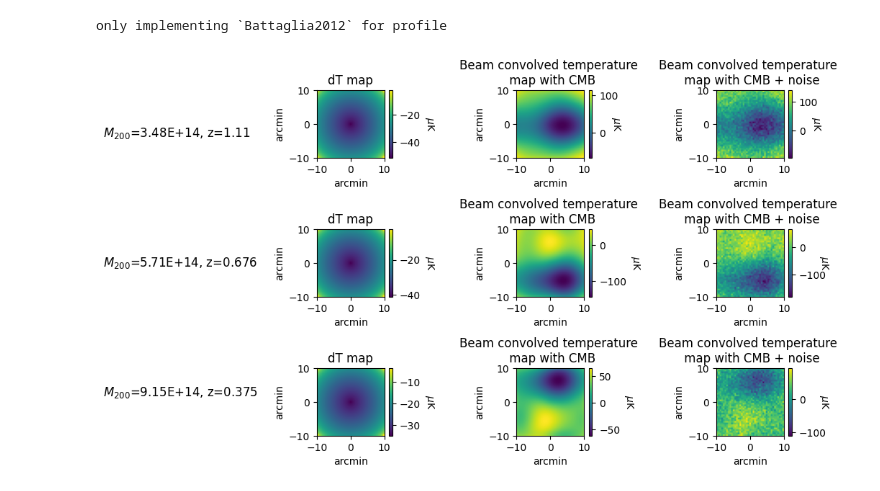
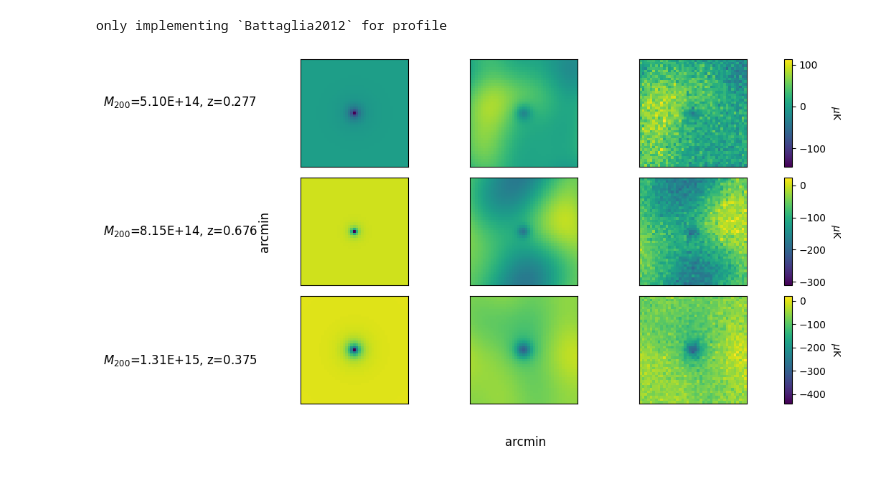
Before and after one commit to deepskies/DeepSZSim, a Jupyter notebook: paper/figures/figure_pipeline.ipynb, the cells around one changed output. Drawn from its saved outputs; the diff is of its cells as text; code cells hidden in the pictures.

Commit message:
updated figure pipeline notebook

```diff
--- a/paper/figures/figure_pipeline.ipynb
+++ b/paper/figures/figure_pipeline.ipynb
@@ -47,8 +48,8 @@ id1 = "ACT–CL J0206.2−0114"
 z1=0.676 #example redshift
 M5001=5.7e14 #example M_200 in solar masses
 
-id = "ACT–CL J0044.4+0113"
-z =1.11
+id = "ACT–CL J0104.8+0002"
+z =0.277
 M500 = 3.5e14
 
 id2 = "ACT-CL J0239.8−0134"
@@ -63,6 +64,15 @@ cosmo_colossus = cosmology.setCosmology('myCosmo')
 M200, R200, c200 = mass_adv.changeMassDefinitionCModel(M500 *d['cosmo'].h, z, '500c', '200c', c_model = 'ishiyama21')
 M2001, R2001, c2001 = mass_adv.changeMassDefinitionCModel(M5001 *d['cosmo'].h, z1, '500c', '200c', c_model = 'ishiyama21')
 M2002, R2002, c2002 = mass_adv.changeMassDefinitionCModel(M5002 *d['cosmo'].h, z2, '500c', '200c', c_model = 'ishiyama21')
+M200 /= d['cosmo'].h  # From M_solar/h to M_solar
+R200 = R200 / d['cosmo'].h / 1000  # From kpc/h to Mpc
+M2001 /= d['cosmo'].h  # From M_solar/h to M_solar
+R2001 = R2001 / d['cosmo'].h / 1000  # From kpc/h to Mpc
+M2002 /= d['cosmo'].h  # From M_solar/h to M_solar
+R2002 = R2002 / d['cosmo'].h / 1000  # From kpc/h to Mpc
+#(M200,R200,_,c200)=deepszsim.make_sz_cluster.get_r200_angsize_and_c200(M200, z, load_vars_dict=d)
+#(M2001,R2001,_,c2001)=deepszsim.make_sz_cluster.get_r200_angsize_and_c200(M2001, z1, load_vars_dict=d)
+#(M2002,R2002,_,c2002)=deepszsim.make_sz_cluster.get_r200_angsize_and_c200(M2002, z2, load_vars_dict=d)
 # %%
 P200 = deepszsim.make_sz_cluster.P200_Battaglia2012(M200, z, R200_Mpc=R200, load_vars_dict=d) #P200 from Battaglia et al. 2012
 # %%
@@ -149,20 +159,16 @@ fig = plt.figure(figsize=(8, 6))
 
 gs = gridspec.GridSpec(3, 4, width_ratios=[1, 1, 1, 0.05], height_ratios = [1,1,1])
 
-#norm_dT = Normalize(vmin=min(dT_map.min(), dT_map1.min(), dT_map2.min()), vmax=max(dT_map.max(), dT_map1.max(), dT_map2.max()))
-#norm_conv_total = Normalize(vmin=min(conv_map.min(), total_map.min(), conv_map1.min(), total_map1.min(), conv_map2.min(), total_map2.min()),
-                            #vmax=max(conv_map.max(), total_map.max(), conv_map1.max(), total_map1.max(), conv_map2.max(), total_map2.max()))
-
-vmin = min(dT_map.min(), conv_map.min(), total_map.min(),dT_map1.min(), conv_map1.min(), total_map1.min(), dT_map2.min(), conv_map2.min(), total_map2.min())
-vmax = max(dT_map.max(), conv_map.max(), total_map.max(),dT_map1.max(), conv_map1.max(), total_map1.max(), dT_map2.max(), conv_map2.max(), total_map2.max())
+vmin = min(dT_map.min(), conv_map.min(), total_map.min())
+vmax = max(dT_map.max(), conv_map.max(), total_map.max())
 
 ax2 = plt.subplot(gs[0])
 im2 = ax2.imshow(dT_map, vmin=vmin, vmax=vmax)
 #cbar2 = plt.colorbar(im2, ax=ax2, fraction=0.046, pad=0.04)
 im2.set_extent([-width, width, -width, width])
 ax2.set_xticks([])
-#ax2.set_yticks([])
-ax2.set_title('Temperature map')
+ax2.set_yticks([])
+#ax2.set_title('dT map')
 #ax2.set_ylabel('arcmin')
 #ax2.set_xlabel('arcmin')
 
@@ -172,7 +178,7 @@ im3 = ax3.imshow(conv_map, vmin=vmin, vmax=vmax)
 im3.set_extent([-width, width, -width, width])
 ax3.set_xticks([])
 ax3.set_yticks([])
-ax3.set_title('Beam convolved \n temperature map \n with CMB')
+#ax3.set_title('Beam convolved temperature \n map with CMB')
 #ax3.set_ylabel('arcmin')
 #ax3.set_xlabel('arcmin')
 
@@ -182,22 +188,29 @@ im4 = ax4.imshow(total_map, vmin=vmin, vmax=vmax)
 im4.set_extent([-width, width, -width, width])
 ax4.set_xticks([])
 ax4.set_yticks([])
-ax4.set_title('Beam convolved \n temperature map \n with CMB + noise')
+#ax4.set_title('Beam convolved temperature \n map with CMB + noise')
 #ax4.set_ylabel('arcmin')
 #ax4.set_xlabel('arcmin')
 
+cbar_ax = plt.subplot(gs[3])
+cbar = plt.colorbar(im4, cax=cbar_ax)
+cbar.set_label('$\mu$K', rotation=270, labelpad=15)
+
+vmin1 = min(dT_map1.min(), conv_map1.min(), total_map1.min())
+vmax1 = max(dT_map1.max(), conv_map1.max(), total_map1.max())
+
 ax2 = plt.subplot(gs[4])
-im2 = ax2.imshow(dT_map1, vmin=vmin, vmax=vmax)
+im2 = ax2.imshow(dT_map1, vmin=vmin1, vmax=vmax1)
 #cbar2 = plt.colorbar(im2, ax=ax2, fraction=0.046, pad=0.04)
 im2.set_extent([-width, width, -width, width])
 ax2.set_xticks([])
-#ax2.set_yticks([])
+ax2.set_yticks([])
 #ax2.set_title('dT map')
 #ax2.set_ylabel('arcmin')
 #ax2.set_xlabel('arcmin')
 
 ax2 = plt.subplot(gs[5])
-im2 = ax2.imshow(conv_map1, vmin=vmin, vmax=vmax)
+im2 = ax2.imshow(conv_map1, vmin=vmin1, vmax=vmax1)
 #cbar2 = plt.colorbar(im2, ax=ax2, fraction=0.046, pad=0.04)
 im2.set_extent([-width, width, -width, width])
 ax2.set_xticks([])
@@ -207,7 +220,7 @@ ax2.set_yticks([])
 #ax2.set_xlabel('arcmin')
 
 ax4 = plt.subplot(gs[6])
-im4 = ax4.imshow(total_map1, vmin=vmin, vmax=vmax)
+im4 = ax4.imshow(total_map1, vmin=vmin1, vmax=vmax1)
 #cbar4 = plt.colorbar(im4, ax=ax4, fraction=0.046, pad=0.04)
 im4.set_extent([-width, width, -width, width])
 ax4.set_xticks([])
@@ -216,54 +229,60 @@ ax4.set_yticks([])
 #ax4.set_ylabel('arcmin')
 #ax4.set_xlabel('arcmin')
 
+cbar_ax = plt.subplot(gs[7])
+cbar = plt.colorbar(im4, cax=cbar_ax)
+cbar.set_label('$\mu$K', rotation=270, labelpad=15)
+
+vmin2 = min(dT_map2.min(), conv_map2.min(), total_map2.min())
+vmax2 = max(dT_map2.max(), conv_map2.max(), total_map2.max())
+
 ax2 = plt.subplot(gs[8])
-im2 = ax2.imshow(dT_map2, vmin=vmin, vmax=vmax)
+im2 = ax2.imshow(dT_map2, vmin=vmin2, vmax=vmax2)
 #cbar2 = plt.colorbar(im2, ax=ax2, fraction=0.046, pad=0.04)
 im2.set_extent([-width, width, -width, width])
-#ax2.set_xticks([])
-#ax2.set_yticks([])
+ax2.set_xticks([])
+ax2.set_yticks([])
 #ax2.set_title('dT map')
 #ax2.set_ylabel('arcmin')
 #ax2.set_xlabel('arcmin')
 
 ax2 = plt.subplot(gs[9])
-im2 = ax2.imshow(conv_map2, vmin=vmin, vmax=vmax)
+im2 = ax2.imshow(conv_map2, vmin=vmin2, vmax=vmax2)
 #cbar2 = plt.colorbar(im2, ax=ax2, fraction=0.046, pad=0.04)
 im2.set_extent([-width, width, -width, width])
-#ax2.set_xticks([])
+ax2.set_xticks([])
 ax2.set_yticks([])
 #ax2.set_title('Beam convolved temperature \n map with CMB')
 #ax2.set_ylabel('arcmin')
 #ax2.set_xlabel('arcmin')
 
 ax4 = plt.subplot(gs[10])
-im4 = ax4.imshow(total_map2, vmin=vmin, vmax=vmax)
+im4 = ax4.imshow(total_map2, vmin=vmin2, vmax=vmax2)
 #cbar4 = plt.colorbar(im4, ax=ax4, fraction=0.046, pad=0.04)
 im4.set_extent([-width, width, -width, width])
-#ax4.set_xticks([])
+ax4.set_xticks([])
 ax4.set_yticks([])
 #ax4.set_title('Beam convolved temperature \n map with CMB + noise')
 #ax4.set_ylabel('arcmin')
 #ax4.set_xlabel('arcmin')
 
+cbar_ax = plt.subplot(gs[11])
+cbar = plt.colorbar(im4, cax=cbar_ax)
+cbar.set_label('$\mu$K', rotation=270, labelpad=15)
 
-fig.text(0.35, 0.5, 'arcmin', va='center', rotation='vertical', fontsize=12)
+fig.text(0.37, 0.5, 'arcmin', va='center', rotation='vertical', fontsize=12)
 fig.text(0.8, 0.01, 'arcmin', va='center', rotation='horizontal', fontsize=12)
 
-fig.text(0.05, 0.8, '$M_{200}$='+'{:.2E}'.format(Decimal(M200))+', z='+str(z), ha='left', va='center', fontsize=12)
-fig.text(0.05, 0.5, '$M_{200}$='+'{:.2E}'.format(Decimal(M2001))+', z='+str(z1), ha='left', va='center', fontsize=12)
-fig.text(0.05, 0.2, '$M_{200}$='+'{:.2E}'.format(Decimal(M2002))+', z='+str(z2), ha='left', va='center', fontsize=12)
-
-cbar_ax = plt.subplot(gs[:, 3])
-cbar = plt.colorbar(im4, cax=cbar_ax)
-cbar.set_label('$\mu$K', rotation=270, labelpad=15)
+fig.text(0.1, 0.8, '$M_{200}$='+'{:.2E}'.format(Decimal(M200))+', z='+str(z), ha='left', va='center', fontsize=12)
+fig.text(0.1, 0.5, '$M_{200}$='+'{:.2E}'.format(Decimal(M2001))+', z='+str(z1), ha='left', va='center', fontsize=12)
+fig.text(0.1, 0.2, '$M_{200}$='+'{:.2E}'.format(Decimal(M2002))+', z='+str(z2), ha='left', va='center', fontsize=12)
 
 #plt.suptitle('$M_{200}$='+'{:.2E}'.format(Decimal(M200))+', z='+str(z), y=1)
 
 #plt.tight_layout(pad = 0.5)
-plt.subplots_adjust(left=0.4, right=1.3, top=0.9, bottom=0.1, wspace=0.01, hspace=0.1)
+plt.subplots_adjust(left=0.4, right=1.3, top=0.9, bottom=0.1, wspace=0.1, hspace=0.1)
 
 plt.savefig("/Users/elaineran/Desktop/DeepSZSimfig", bbox_inches='tight', pad_inches=0.1)
 plt.show()
 # %% [output]
-[figure, old version]
+[figure, new version]
```
Also changed, not shown: parts of 5 cells of this notebook.
